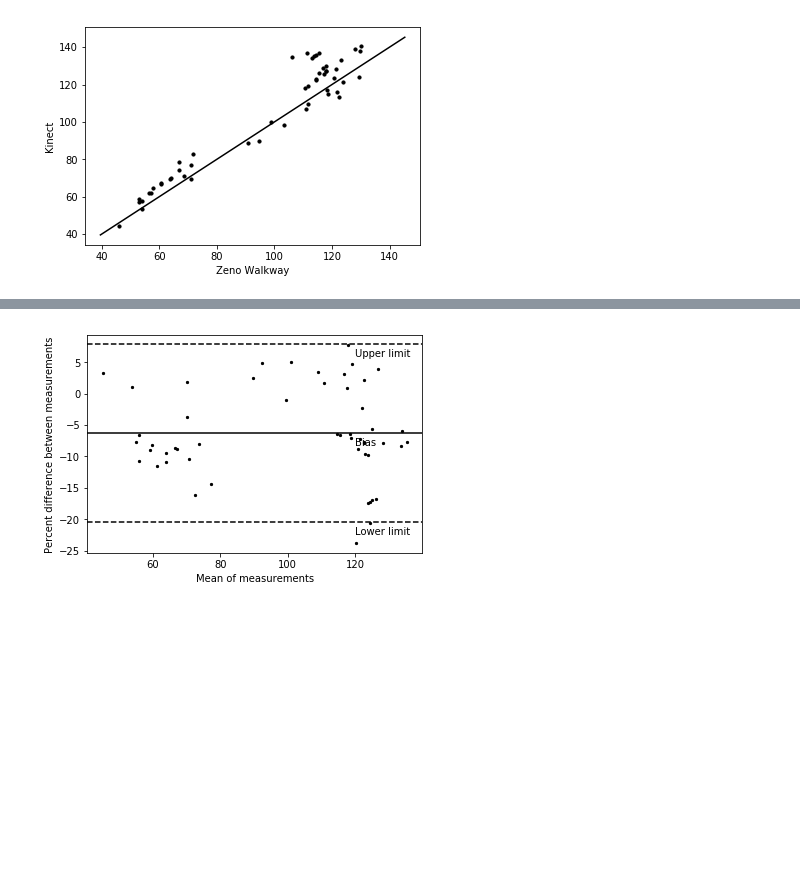
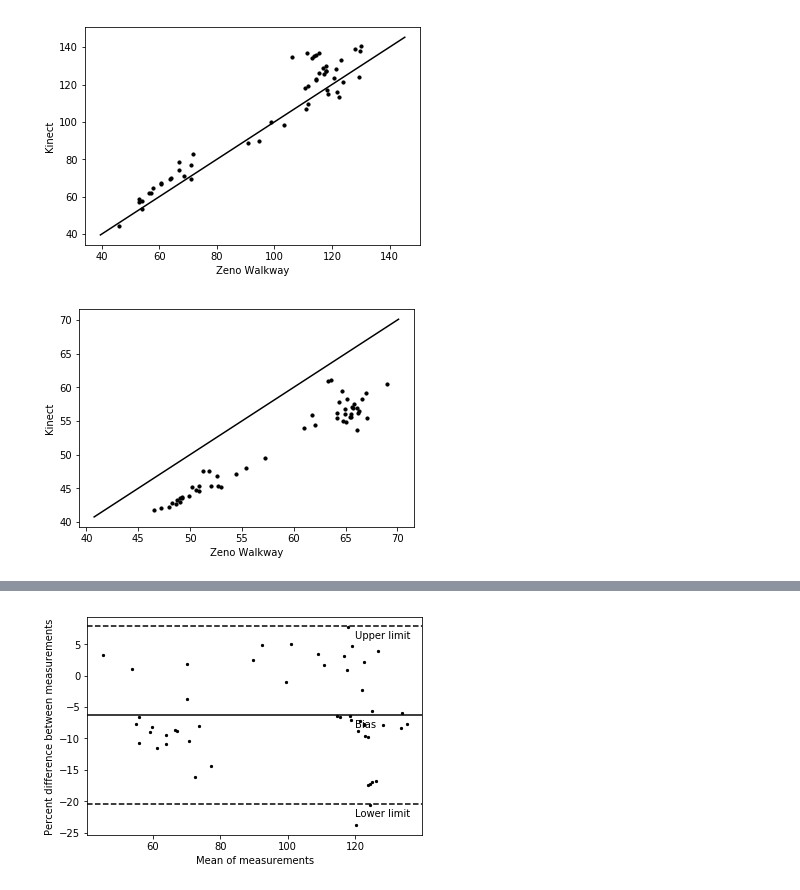
Before and after one commit to ajhynes7/side-view-depth-gait, a Jupyter notebook: notebooks/analysis.ipynb, the cells around one changed output, grey strips where cells are left out. Drawn from its saved outputs; the diff is of its cells as text; code cells hidden in the pictures; blank space fills up the shorter version.

```diff
--- a/notebooks/analysis.ipynb
+++ b/notebooks/analysis.ipynb
@@ -118,3 +107,12 @@ from scipy.stats import spearmanr, pearsonr
+# %%
+metric = 'absolute_step_length'
+
+pl.compare_measurements(df_z[metric], df_k[metric], c='k', s=10)
+plt.xlabel(x_label)
+plt.ylabel(y_label)
+plt.show()
+# %% [output]
+[figure, added]
 # %%
 
 def apply_to_columns(df_1, df_2, func):
```
Also changed, not shown: parts of 15 cells of this notebook.
